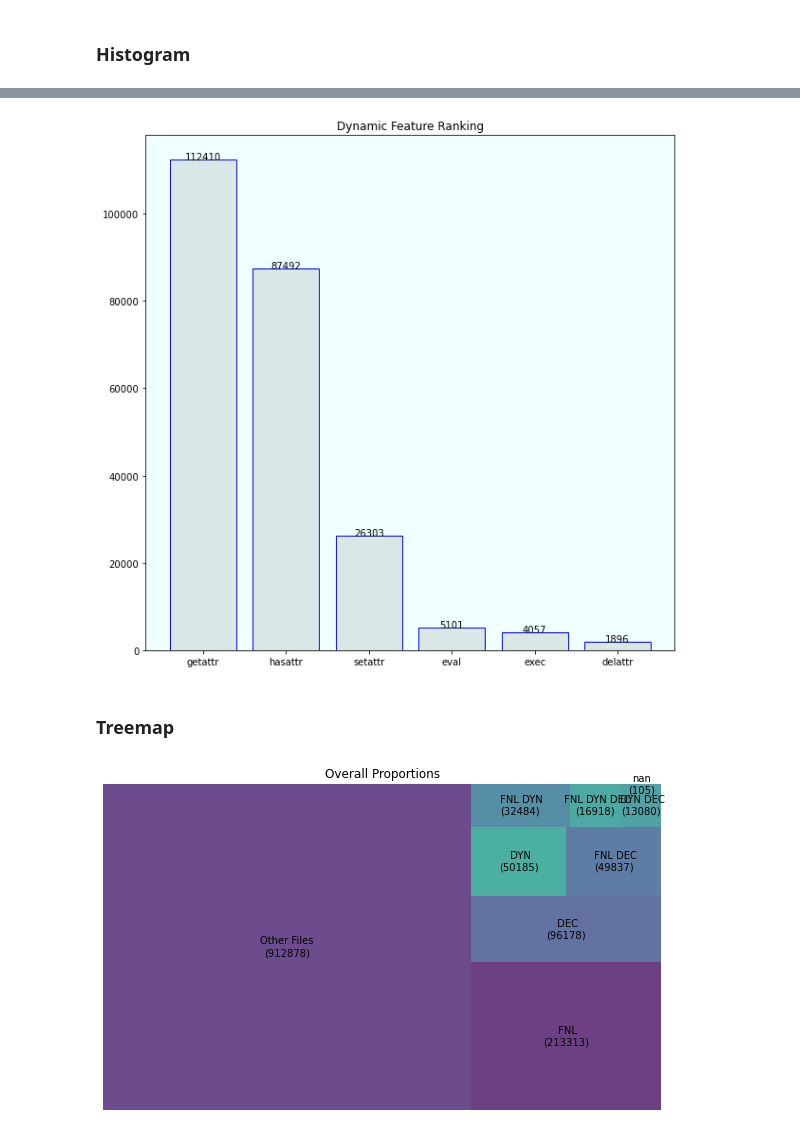
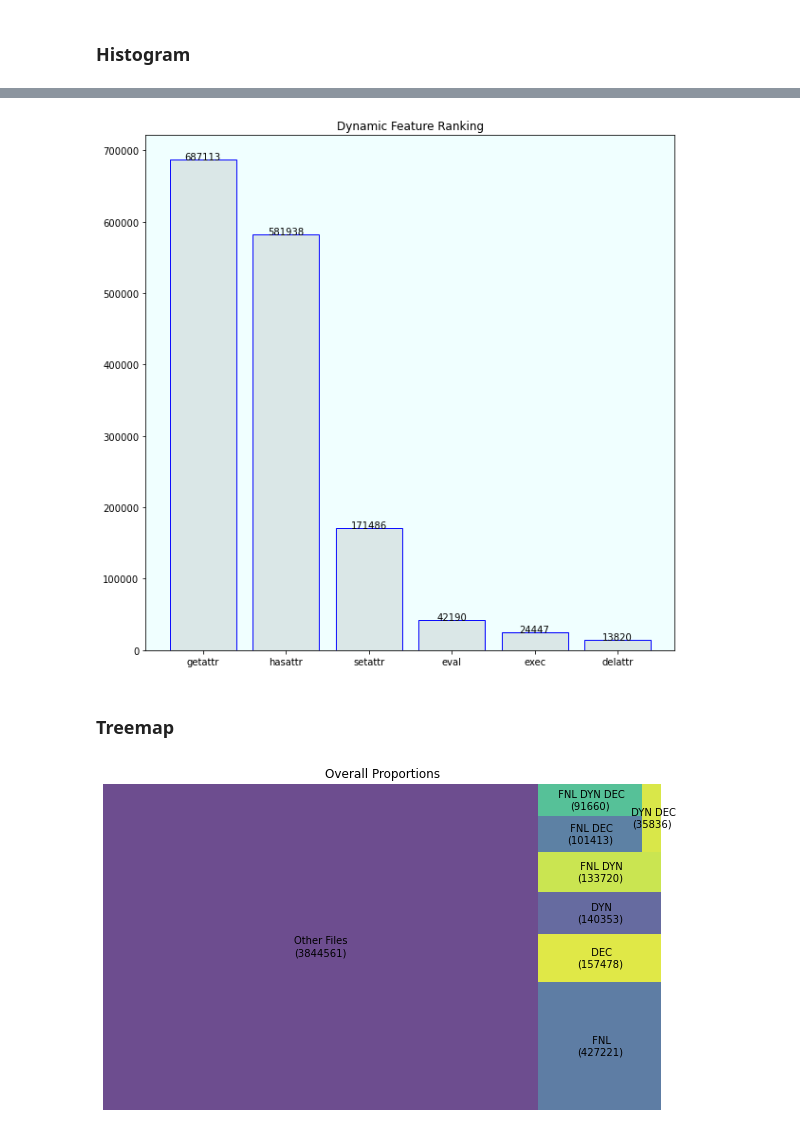
Before and after one commit to 2042Third/ast_analysis_python, a Jupyter notebook: scripts/plots.ipynb, the cells around one changed output, grey strips where cells are left out. Drawn from its saved outputs; the diff is of its cells as text; code cells hidden in the pictures.

```diff
--- a/scripts/plots.ipynb
+++ b/scripts/plots.ipynb
@@ -251,5 +251,5 @@ plt.show()
 # %%
-func_freq_d = pd.read_csv('../outputs/new_repo/dynamic_frequency_rank.csv')
+func_freq_d = pd.read_csv('../outputs/dynamic_frequency_rank.csv')
 func_freq = func_freq_d[['freq']]
 func_freq_name = func_freq_d[['funcname']]
 
@@ -264,24 +264,24 @@ valuelabel(func_freq_name['funcname'], func_freq['freq'])
 plt.gca().set_facecolor('azure')
 plt.show()
 # %% [output]
-[figure, old version]
+[figure, new version]
 # %% [markdown]
 ### Treemap
 # %%
 
 import squarify
 plt.figure(figsize=(10,6))
 func_freq_d = pd.read_csv('../outputs/filewise_frequency_stats.csv')
 func_freq = func_freq_d[['freq']]
 func_freq_name = func_freq_d[['features']]
 
 plt.title('Overall Proportions')
-a = [912878]+list(func_freq["freq"])
+a = [3844561]+list(func_freq["freq"])
 b = ["Other Files"]+list(func_freq_name['features'])
 df = pd.DataFrame({'nb_people':a, 'group':b })
 c = ["{}\n({})".format(b[i],a[i])for i in range(len(a))]
 squarify.plot(sizes=df['nb_people'], label=c, alpha=.8 )
 plt.axis('off')
 plt.show()
 # %% [output]
-[figure, old version]
+[figure, new version]
```
Also changed, not shown: parts of 9 cells of this notebook, 38 other files.
